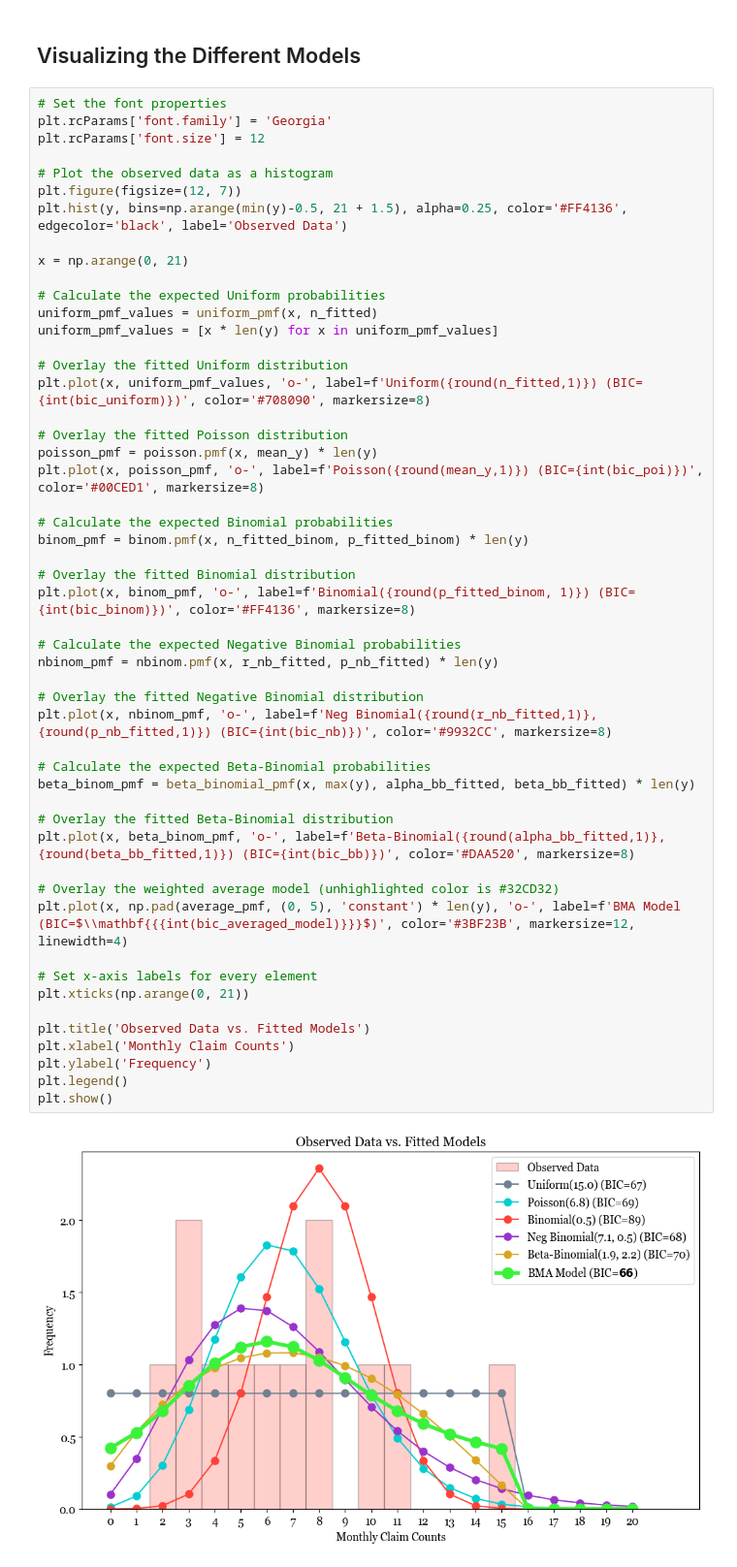
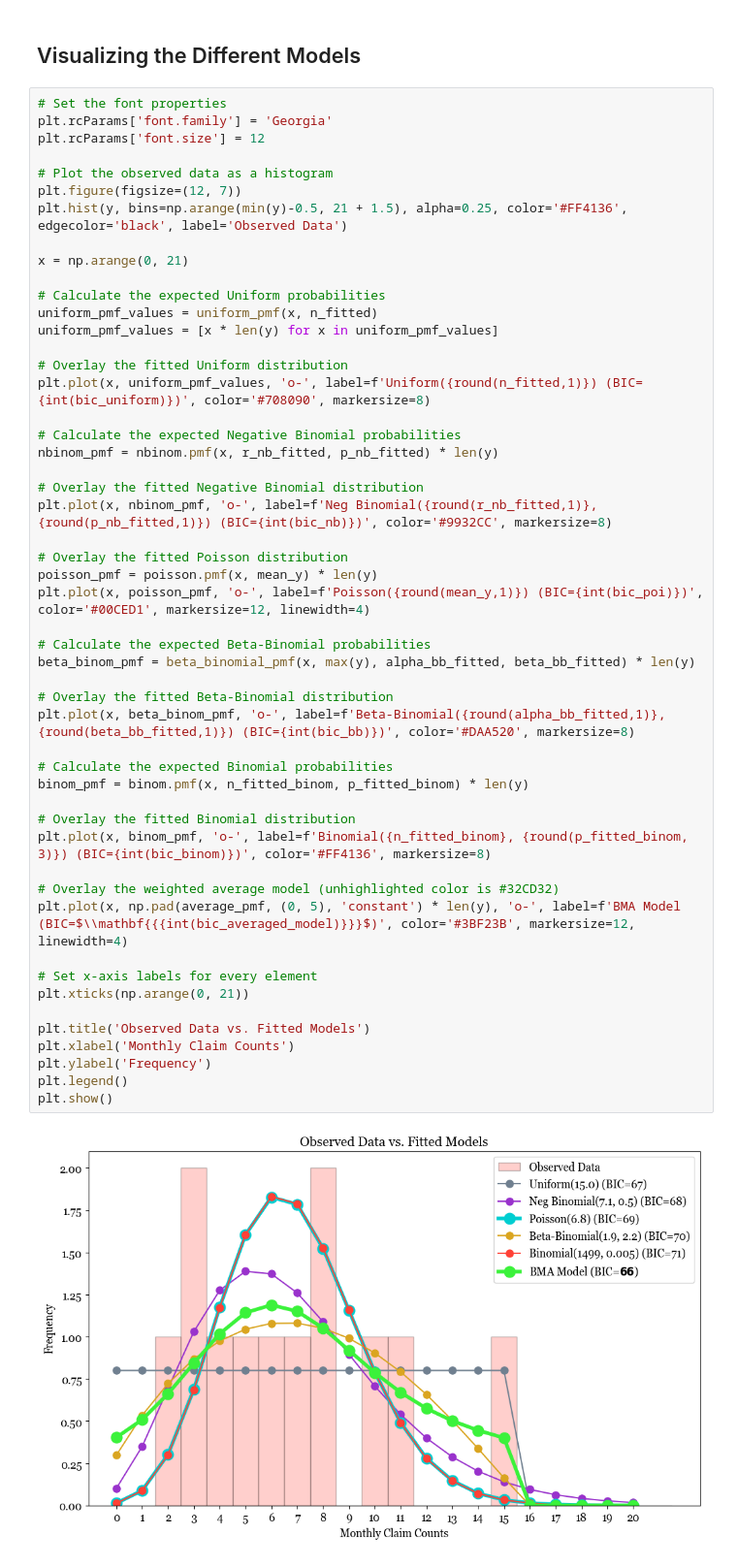
Before and after one commit to AlexFiliakov/bayesian-case-study, a Jupyter notebook: bayesian_case_study.ipynb, the cells around one changed output. Shown at 97% size. Drawn from its saved outputs; the diff is of its cells as text.

```diff
--- a/bayesian_case_study.ipynb
+++ b/bayesian_case_study.ipynb
@@ -388,41 +403,41 @@ x = np.arange(0, 21)
 uniform_pmf_values = uniform_pmf(x, n_fitted)
 uniform_pmf_values = [x * len(y) for x in uniform_pmf_values]
 
 # Overlay the fitted Uniform distribution
 plt.plot(x, uniform_pmf_values, 'o-', label=f'Uniform({round(n_fitted,1)}) (BIC={int(bic_uniform)})', color='#708090', markersize=8)
 
-# Overlay the fitted Poisson distribution
-poisson_pmf = poisson.pmf(x, mean_y) * len(y)
-plt.plot(x, poisson_pmf, 'o-', label=f'Poisson({round(mean_y,1)}) (BIC={int(bic_poi)})', color='#00CED1', markersize=8)
-
-# Calculate the expected Binomial probabilities
-binom_pmf = binom.pmf(x, n_fitted_binom, p_fitted_binom) * len(y)
-
-# Overlay the fitted Binomial distribution
-plt.plot(x, binom_pmf, 'o-', label=f'Binomial({round(p_fitted_binom, 1)}) (BIC={int(bic_binom)})', color='#FF4136', markersize=8)
-
 # Calculate the expected Negative Binomial probabilities
 nbinom_pmf = nbinom.pmf(x, r_nb_fitted, p_nb_fitted) * len(y)
 
 # Overlay the fitted Negative Binomial distribution
 plt.plot(x, nbinom_pmf, 'o-', label=f'Neg Binomial({round(r_nb_fitted,1)}, {round(p_nb_fitted,1)}) (BIC={int(bic_nb)})', color='#9932CC', markersize=8)
 
+# Overlay the fitted Poisson distribution
+poisson_pmf = poisson.pmf(x, mean_y) * len(y)
+plt.plot(x, poisson_pmf, 'o-', label=f'Poisson({round(mean_y,1)}) (BIC={int(bic_poi)})', color='#00CED1', markersize=12, linewidth=4)
+
 # Calculate the expected Beta-Binomial probabilities
 beta_binom_pmf = beta_binomial_pmf(x, max(y), alpha_bb_fitted, beta_bb_fitted) * len(y)
 
 # Overlay the fitted Beta-Binomial distribution
 plt.plot(x, beta_binom_pmf, 'o-', label=f'Beta-Binomial({round(alpha_bb_fitted,1)}, {round(beta_bb_fitted,1)}) (BIC={int(bic_bb)})', color='#DAA520', markersize=8)
+
+# Calculate the expected Binomial probabilities
+binom_pmf = binom.pmf(x, n_fitted_binom, p_fitted_binom) * len(y)
+
+# Overlay the fitted Binomial distribution
+plt.plot(x, binom_pmf, 'o-', label=f'Binomial({n_fitted_binom}, {round(p_fitted_binom, 3)}) (BIC={int(bic_binom)})', color='#FF4136', markersize=8)
 
 # Overlay the weighted average model (unhighlighted color is #32CD32)
 plt.plot(x, np.pad(average_pmf, (0, 5), 'constant') * len(y), 'o-', label=f'BMA Model (BIC=$\\mathbf{{{int(bic_averaged_model)}}}$)', color='#3BF23B', markersize=12, linewidth=4)
 
 # Set x-axis labels for every element
 plt.xticks(np.arange(0, 21))
 
 plt.title('Observed Data vs. Fitted Models')
 plt.xlabel('Monthly Claim Counts')
 plt.ylabel('Frequency')
 plt.legend()
 plt.show()
 # %% [output]
-[figure, old version]
+[figure, new version]
```
Also changed, not shown: parts of 4 cells of this notebook, 2 other files.
